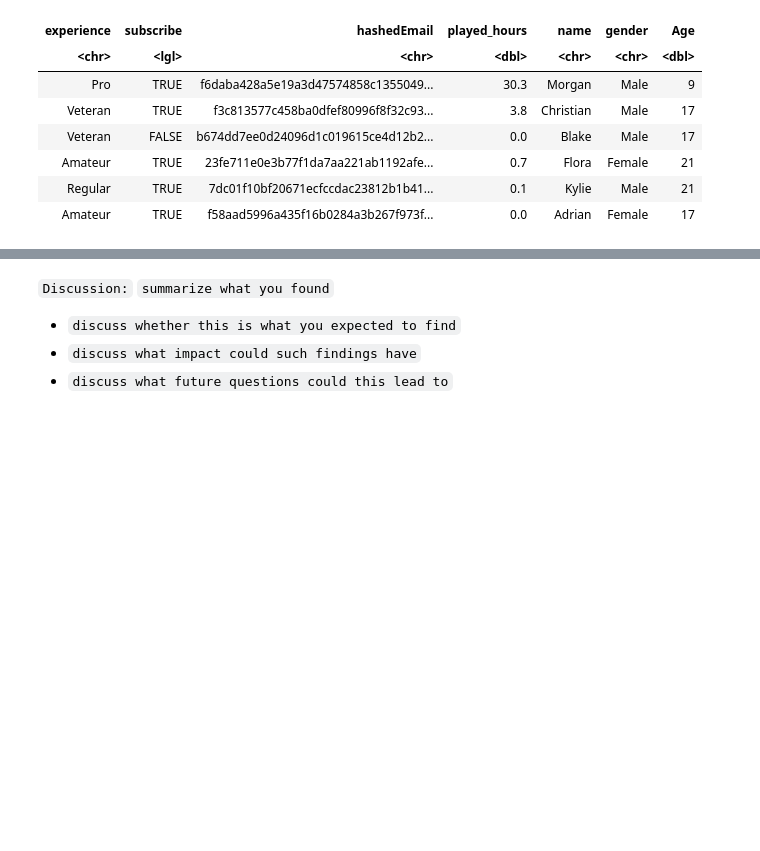
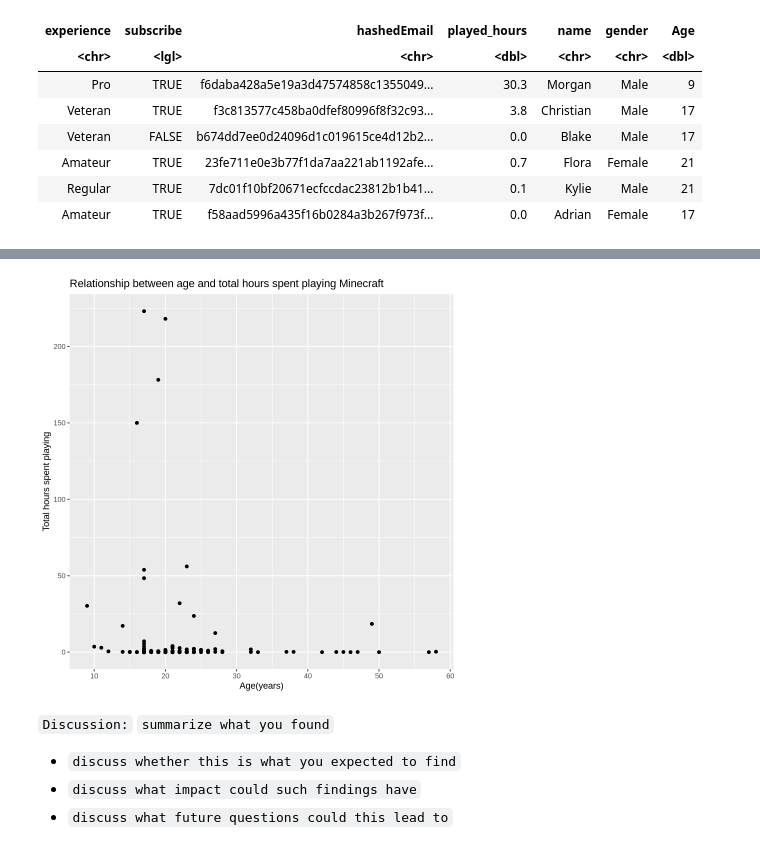
Before and after one commit to audryleine-isidro/dsci-final-project, a Jupyter notebook: Project Final Report- project 009- 35.ipynb, the cells around one changed output, grey strips where cells are left out. Cells and saved outputs as stored; diff of their text form; code cells hidden in the pictures; blank space fills up the shorter version.

```diff
--- a/Project Final Report- project 009- 35.ipynb
+++ b/Project Final Report- project 009- 35.ipynb
@@ -114,3 +193,15 @@ A tibble: 194 × 3
+# %%
+# scatterplot to display the relationship between age of the players and the total hours spent playing Minecraft
+
+players_plot<-players|>
+    ggplot(aes(x=Age, y=played_hours))+
+    geom_point()+
+    labs(title="Relationship between age and total hours spent playing Minecraft",
+         x="Age(years)",
+         y="Total hours spent playing")
+players_plot
+# %% [output]
+[figure, added]
 # %%
 # perform data analysis
 # %%
```
Also changed, not shown: parts of 8 cells of this notebook.
